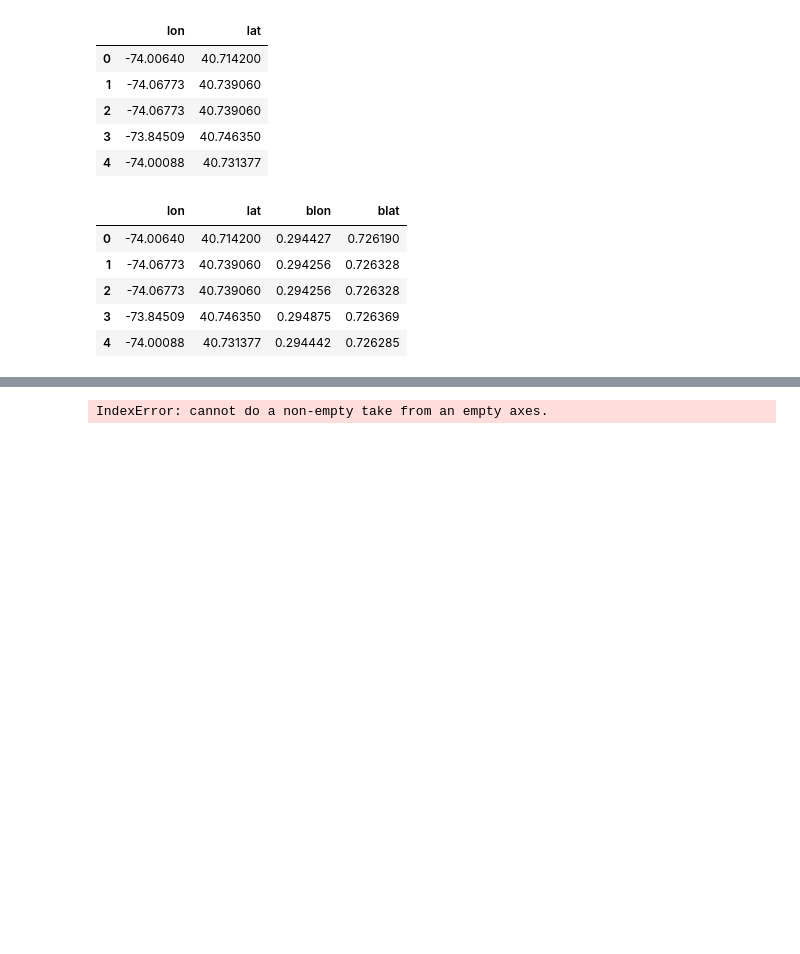
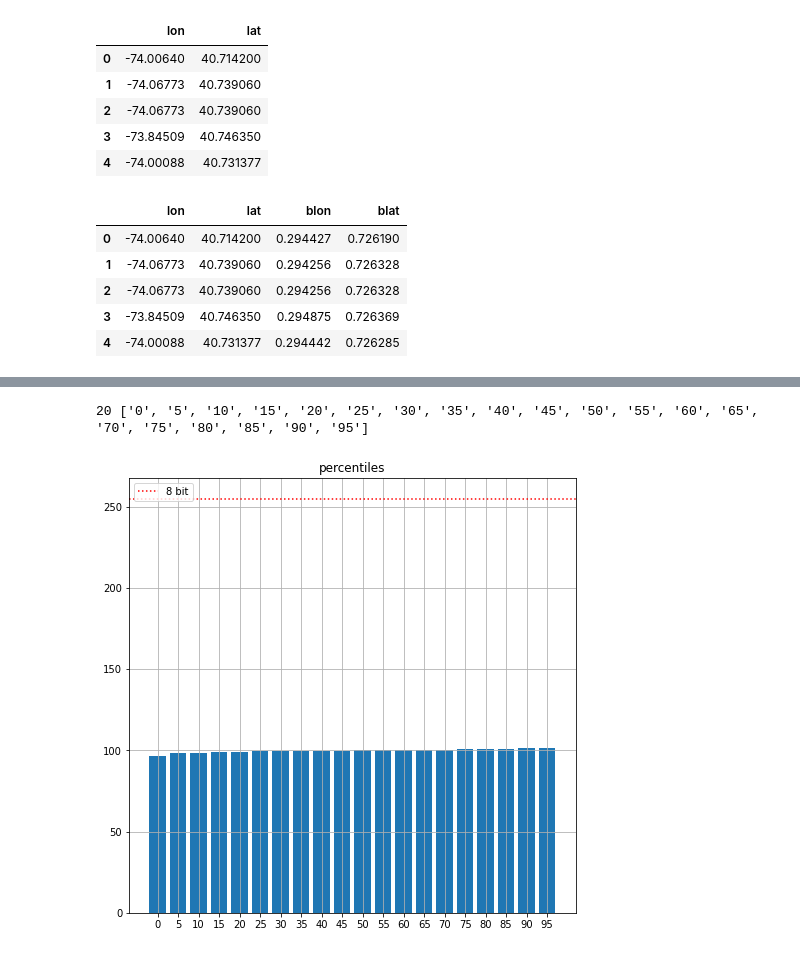
Before and after one commit to mlaass/globimap, a Jupyter notebook: experiments/notebooks/resolutions.ipynb, the cells around one changed output, grey strips where cells are left out. Cells and saved outputs as stored; diff of their text form; code cells hidden in the pictures; blank space fills up the shorter version.

```diff
--- a/experiments/notebooks/resolutions.ipynb
+++ b/experiments/notebooks/resolutions.ipynb
@@ -132,30 +143,31 @@ plt.show()
 # %%
 def plot_percentiles(data, title="percentiles", size=10):
-    q = np.percentile(list(rmap.values()), np.arange(0,100,size))
+    q = np.percentile(list(data), np.arange(0,100,size))
     plt.figure(figsize=figsize)
     names = [str(x) for x in list(np.arange(0,100,size))]
     mx = np.max(q)
 
     plt.axhline(y = 255, color = 'r', linestyle = ':', label = "8 bit")
     if(mx >= 65536):
         plt.axhline(y = 65536, color = 'r', linestyle = '--', label = "16 bit")
     if(mx >= pow(2,24)):
         plt.axhline(y = pow(2,24), color = 'r', linestyle = '-', label = "24 bit")
 
     if(mx >= pow(2,32)):
         plt.axhline(y = pow(2,32), color = 'r', linestyle = '-.', label = "32 bit")
 
     print(len(names),names)
     plt.bar(names,list(q))
     plt.grid()
     plt.title(title)
     plt.legend( loc = 'upper left')
     #plt.show()
 
 plot_percentiles(data, size=5)
 plt.show()
 # %% [output]
-IndexError: cannot do a non-empty take from an empty axes.
+20 ['0', '5', '10', '15', '20', '25', '30', '35', '40', '45', '50', '55', '60', '65', '70', '75', '80', '85', '90', '95']
+[figure, added]
 # %%
 hf = h5py.File("/tf/pointclouds_2d/data/twitter_200mio_coords.h5","r")
 datasets = [("asia_200mio","/tf/pointclouds_2d/data/asia_200mio_coords.h5"),("twitter_200mio", "/tf/pointclouds_2d/data/twitter_200mio_coords.h5")]
```
Also changed, not shown: parts of 6 cells of this notebook, 2 other files.
